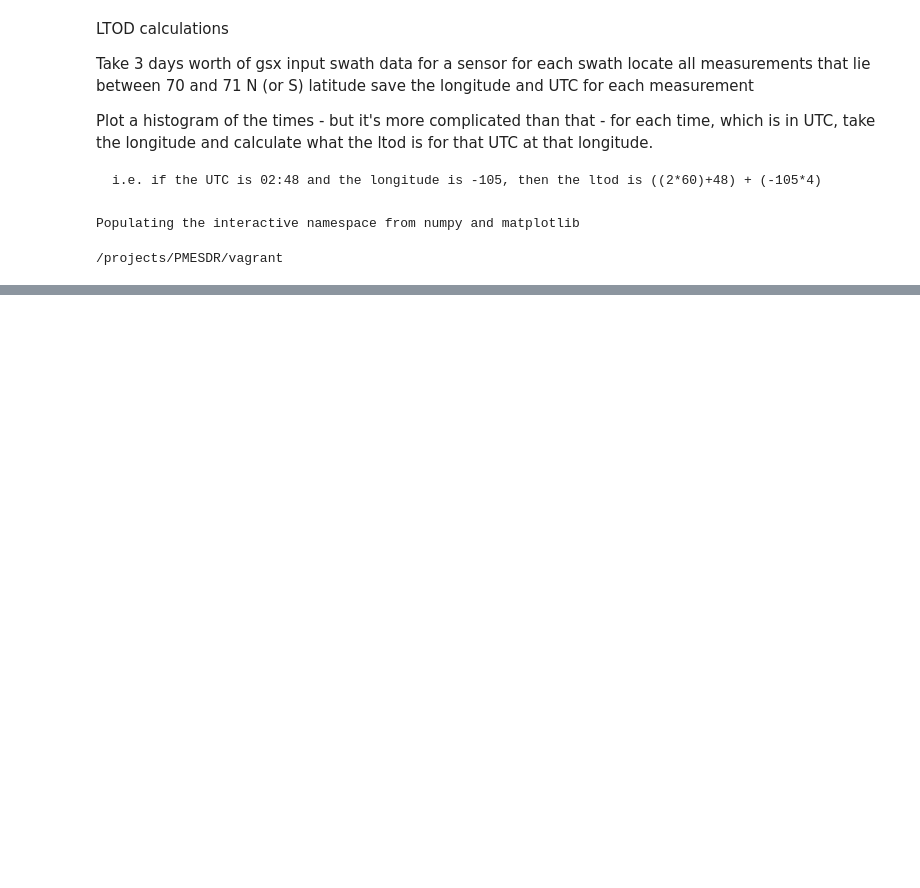
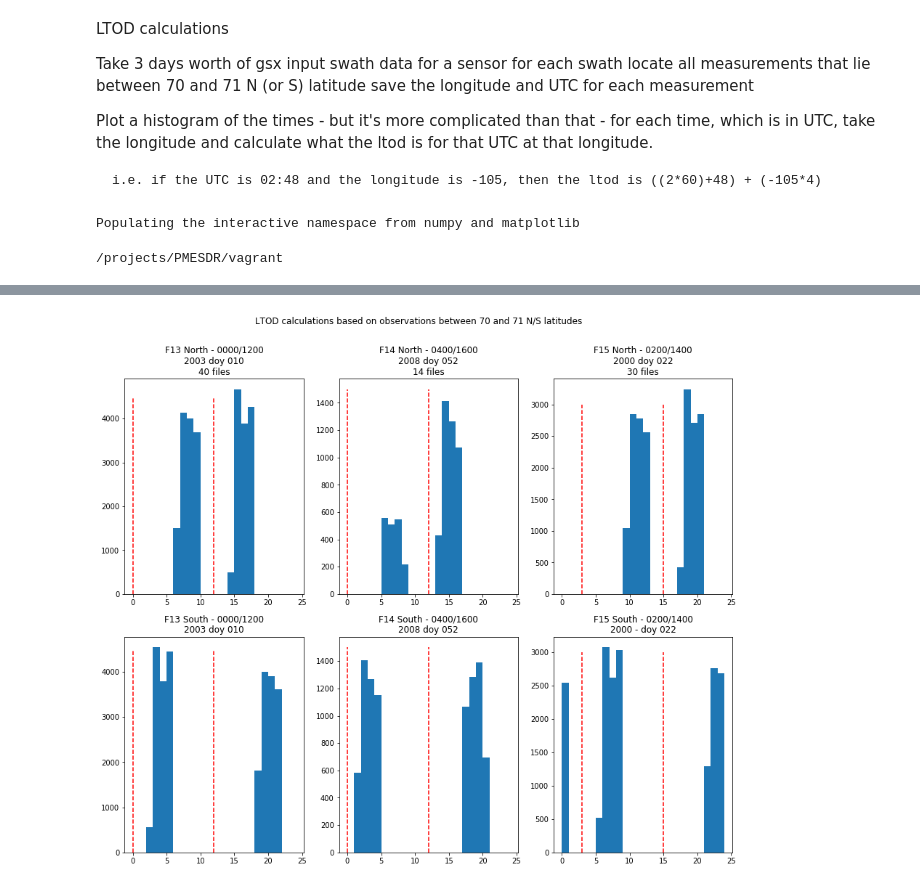
Before and after one commit to nsidc/pmesdr, a Jupyter notebook: ipython_notebooks/LTOD calculations.ipynb, the cells around one changed output, grey strips where cells are left out. Saved outputs shown, nothing was run; the diff lists cells and outputs as text; code cells hidden in the pictures; blank space fills up the shorter version.

```diff
--- a/ipython_notebooks/LTOD calculations.ipynb
+++ b/ipython_notebooks/LTOD calculations.ipynb
@@ -519,0 +205,37 @@ print(d)
+# %%
+fig = plt.figure(figsize=(15,12))
+plt.suptitle('LTOD calculations based on observations between 70 and 71 N/S latitudes')
+a = fig.add_subplot(2,3,1)
+plt.hist(ftn_F13, bins=(np.arange(25)))
+a.set_title('F13 North - 0000/1200\n2003 doy 010\n40 files')
+plt.plot([12, 12], [0, 4500], color='r', linestyle='--')
+plt.plot([0, 0], [0, 4500], color='r', linestyle='--')
+a = fig.add_subplot(2,3,2)
+plt.hist(ftn_F14,bins=(np.arange(25)))
+a.set_title('F14 North - 0400/1600\n2008 doy 052\n14 files')
+plt.plot([12, 12], [0, 1500], color='r', linestyle='--')
+plt.plot([0, 0], [0, 1500], color='r', linestyle='--')
+a = fig.add_subplot(2,3,3)
+plt.hist(ftn_F15, bins = (np.arange(25)))
+a.set_title('F15 North - 0200/1400\n2000 doy 022\n30 files')
+plt.plot([15, 15], [0, 3000], color='r', linestyle='--')
+plt.plot([3, 3], [0, 3000], color='r', linestyle='--')
+a = fig.add_subplot(2,3,4)
+plt.hist(fts_F13, bins = (np.arange(25)))
+a.set_title('F13 South - 0000/1200\n2003 doy 010')
+plt.plot([12, 12], [0, 4500], color='r', linestyle='--')
+plt.plot([0, 0], [0, 4500], color='r', linestyle='--')
+a = fig.add_subplot(2,3,5)
+plt.hist(fts_F14, bins = (np.arange(25)))
+a.set_title('F14 South - 0400/1600\n2008 doy 052')
+plt.plot([12, 12], [0, 1500], color='r', linestyle='--')
+plt.plot([0, 0], [0, 1500], color='r', linestyle='--')
+a = fig.add_subplot(2,3,6)
+plt.hist(fts_F15, bins = (np.arange(25)))
+a.set_title('F15 South - 0200/1400\n2000 - doy 022')
+plt.plot([15, 15], [0, 3000], color='r', linestyle='--')
+plt.plot([3, 3], [0, 3000], color='r', linestyle='--')
+plt.show
+fig.savefig('/projects/PMESDR/vagrant/mhardman/F131415.png')
+# %% [output]
+[figure, added]
```
Also changed, not shown: parts of 106 cells of this notebook.
